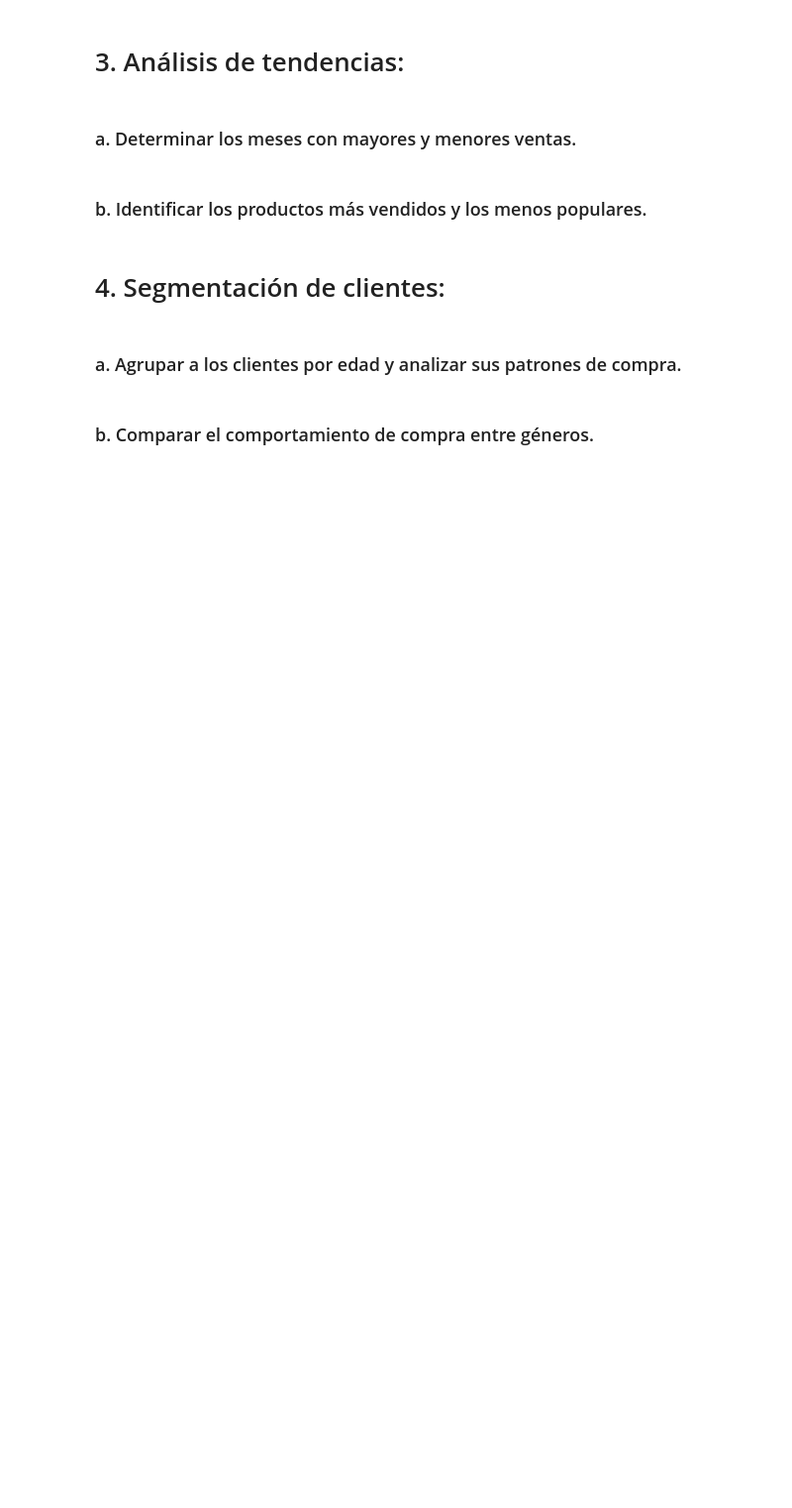
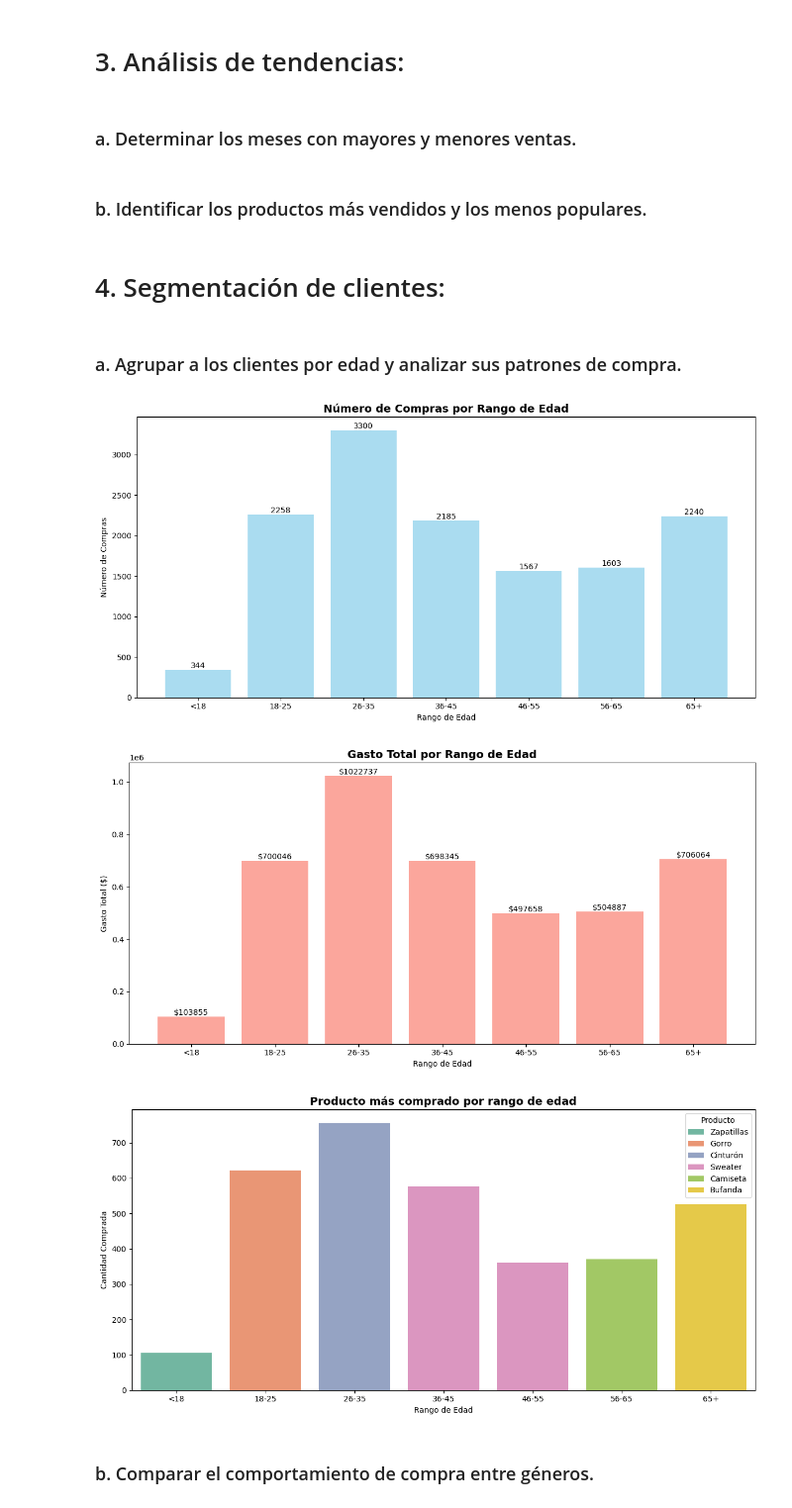
Before and after one commit to Eduardo1232000/SOG22S25_G3, a Jupyter notebook: practica.ipynb, the cells around one changed output. Shown: that part at 99% size. Drawn from its saved outputs; the diff is of its cells as text; code cells hidden in the pictures; blank space fills up the shorter version.

```diff
--- a/practica.ipynb
+++ b/practica.ipynb
@@ -172,5 +281,76 @@ Datos cargados correctamente a la tabla 'order_data'
 # 4. Segmentación de clientes:
 # %% [markdown]
 ### a. Agrupar a los clientes por edad y analizar sus patrones de compra.
+# %%
+import matplotlib.pyplot as plt
+import seaborn as sns
+import pandas as pd
+
+plt.style.use('default')
+sns.set_palette("husl")
+
+bins = [0, 18, 25, 35, 45, 55, 65, 100]
+labels = ['<18', '18-25', '26-35', '36-45', '46-55', '56-65', '65+']
+df['rango_edad'] = pd.cut(df['customer_age'], bins=bins, labels=labels)
+
+analisis_edad = df.groupby('rango_edad', observed=False).agg({
+    'order_total': ['count', 'mean', 'sum'],
+    'quantity': 'mean',
+    'product_price': 'mean'
+}).round(2)
+
+analisis_edad.columns = ['num_compras', 'ticket_promedio', 'gasto_total', 'cantidad_promedio', 'precio_promedio']
+productos_edad = df.groupby(['rango_edad', 'product_name'], observed=False)['quantity'].sum().reset_index()
+productos_edad = productos_edad.sort_values(['rango_edad', 'quantity'], ascending=[True, False])
+top_productos = productos_edad.groupby('rango_edad', observed=False).first().reset_index()
+
+# GRAFICA DE NUMERO DE COMPRAS POR RANGO DE EDAD
+plt.figure(figsize=(12, 6))
+bars1 = plt.bar(analisis_edad.index, analisis_edad['num_compras'], color='skyblue', alpha=0.7)
+plt.title('Número de Compras por Rango de Edad', fontsize=14, fontweight='bold')
+plt.xlabel('Rango de Edad')
+plt.ylabel('Número de Compras')
+for bar in bars1:
+    height = bar.get_height()
+    plt.text(bar.get_x() + bar.get_width()/2., height + 0.1,
+             f'{int(height)}', ha='center', va='bottom')
+plt.tight_layout()
+plt.show()
+
+
+#GRAFICA DE GASTO TOTAL POR EDAD
+plt.figure(figsize=(12, 6))
+bars2 = plt.bar(analisis_edad.index, analisis_edad['gasto_total'], color='salmon', alpha=0.7)
+plt.title('Gasto Total por Rango de Edad', fontsize=14, fontweight='bold')
+plt.xlabel('Rango de Edad')
+plt.ylabel('Gasto Total ($)')
+for bar in bars2:
+    height = bar.get_height()
+    plt.text(bar.get_x() + bar.get_width()/2., height + 0.1,
+             f'${height:.0f}', ha='center', va='bottom')
+plt.tight_layout()
+plt.show()
+
+
+#GRAFICA DE PRODUCTO MAS COMPRAD POR EDAD
+plt.figure(figsize=(12, 6))
+sns.barplot(
+    data=top_productos,
+    x='rango_edad',
+    y='quantity',
+    hue='product_name',
+    dodge=False,  # evita separar barras
+    palette='Set2'
+)
+plt.title('Producto más comprado por rango de edad', fontsize=14, fontweight='bold')
+plt.xlabel('Rango de Edad')
+plt.ylabel('Cantidad Comprada')
+plt.legend(title='Producto')
+plt.tight_layout()
+plt.show()
+# %% [output]
+[figure, added]
+[figure, added]
+[figure, added]
 # %% [markdown]
 ### b. Comparar el comportamiento de compra entre géneros.
```
Also changed, not shown: parts of 14 cells of this notebook.
